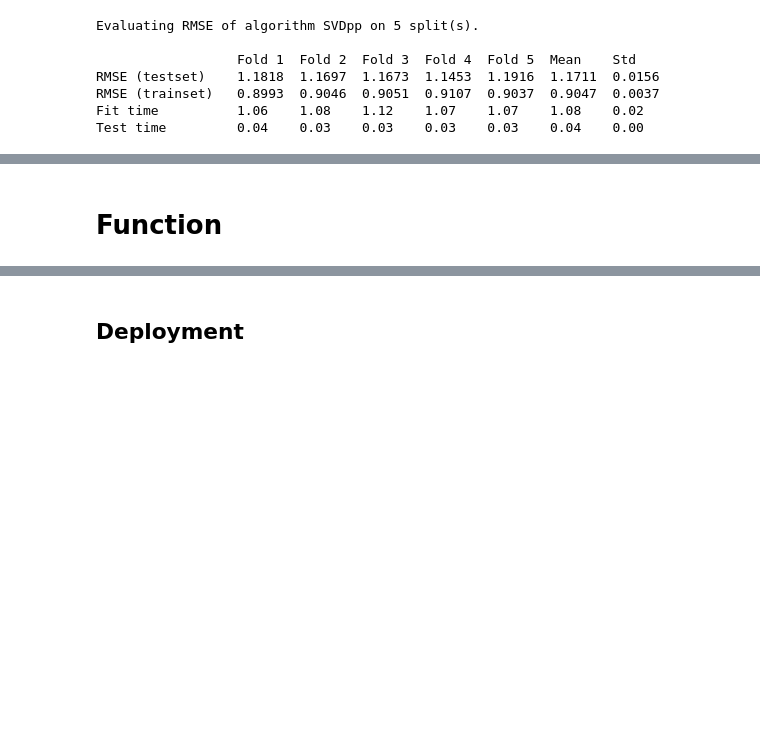
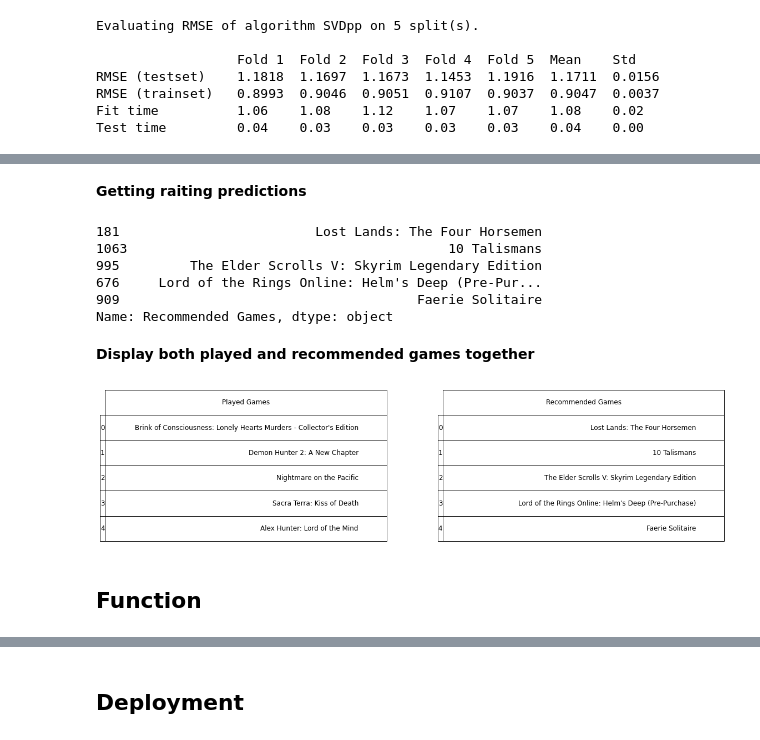
Before and after one commit to JuanMa894/VGames-rec-system, a Jupyter notebook: Data_processing_and_Collaborative_filtering.ipynb, the cells around one changed output, grey strips where cells are left out. Saved outputs shown, nothing was run; the diff lists cells and outputs as text; code cells hidden in the pictures; blank space fills up the shorter version.

```diff
--- a/Data_processing_and_Collaborative_filtering.ipynb
+++ b/Data_processing_and_Collaborative_filtering.ipynb
@@ -775,0 +803,3 @@ RMSE: 1.1718
+# %%
+# Creating list with games played/reviewed by customer
+played = list(customer_set.loc[customer, 'clean_title'])
@@ -776,2 +823,59 @@ RMSE: 1.1718
+# %% [markdown]
+**Getting raiting predictions**
+# %%
+# Creating new column containing a predicted rating for each of the games not played by the customer
+# using best_model.predict
+not_played['prediction'] = not_played['clean_title'].apply(lambda x: best_model.predict(customer, x).est)
+
+# Sort dataset based on predicted rating
+not_played.sort_values(by='prediction', ascending=False, inplace=True)
+
+#renaiming clean_title column for readibility
+not_played.rename(columns={'clean_title': 'Recommended Games'}, inplace=True)
+
+# Only returning specified number of recomendations requested by user (nRec)
+recommendation =  not_played['Recommended Games'].head(nRec)
+# %% [output]
+181                         Lost Lands: The Four Horsemen
+1063                                         10 Talismans
+995         The Elder Scrolls V: Skyrim Legendary Edition
+676     Lord of the Rings Online: Helm's Deep (Pre-Pur...
+909                                      Faerie Solitaire
+Name: Recommended Games, dtype: object
+# %% [markdown]
+**Display both played and recommended games together**
+# %%
+#creating fig to display two dataframes next to eachother
+fig = plt.figure(figsize=(20,5))
+
+
+#creating new daframe using played list, using only game-name column for easy implementation below
+#only displaying first 5 games played by user
+p_df = pd.DataFrame(played, columns=(['Played Games'])).head()
+
+#first ax will display games top games played by customer
+ax1 = fig.add_subplot(121)
+font_size=12
+bbox=[0, 0, 1, 1]
+ax1.axis('off')
+mpl_table = ax1.table(cellText = p_df.values, rowLabels = p_df.index, bbox=bbox, colLabels=p_df.columns)
+mpl_table.auto_set_font_size(False)
+mpl_table.set_fontsize(font_size)
+
+
+#creating new daframe using recommendation df, using only game-name column for easy implementation below
+r_df = pd.DataFrame(recommendation)
+r_df.reset_index(inplace=True, drop=True)
+
+# on ax2 will display recommended games
+ax2 = fig.add_subplot(122)
+font_size=12
+bbox=[0, 0, 1, 1]
+ax2.axis('off')
+mpl_table = ax2.table(cellText = r_df.values, rowLabels = r_df.index, bbox=bbox, colLabels=r_df.columns)
+mpl_table.auto_set_font_size(False)
+mpl_table.set_fontsize(font_size)
+# %% [output]
+[figure, added]
 # %% [markdown]
-# Function
+## Function
```
Also changed, not shown: parts of 13 cells of this notebook.
